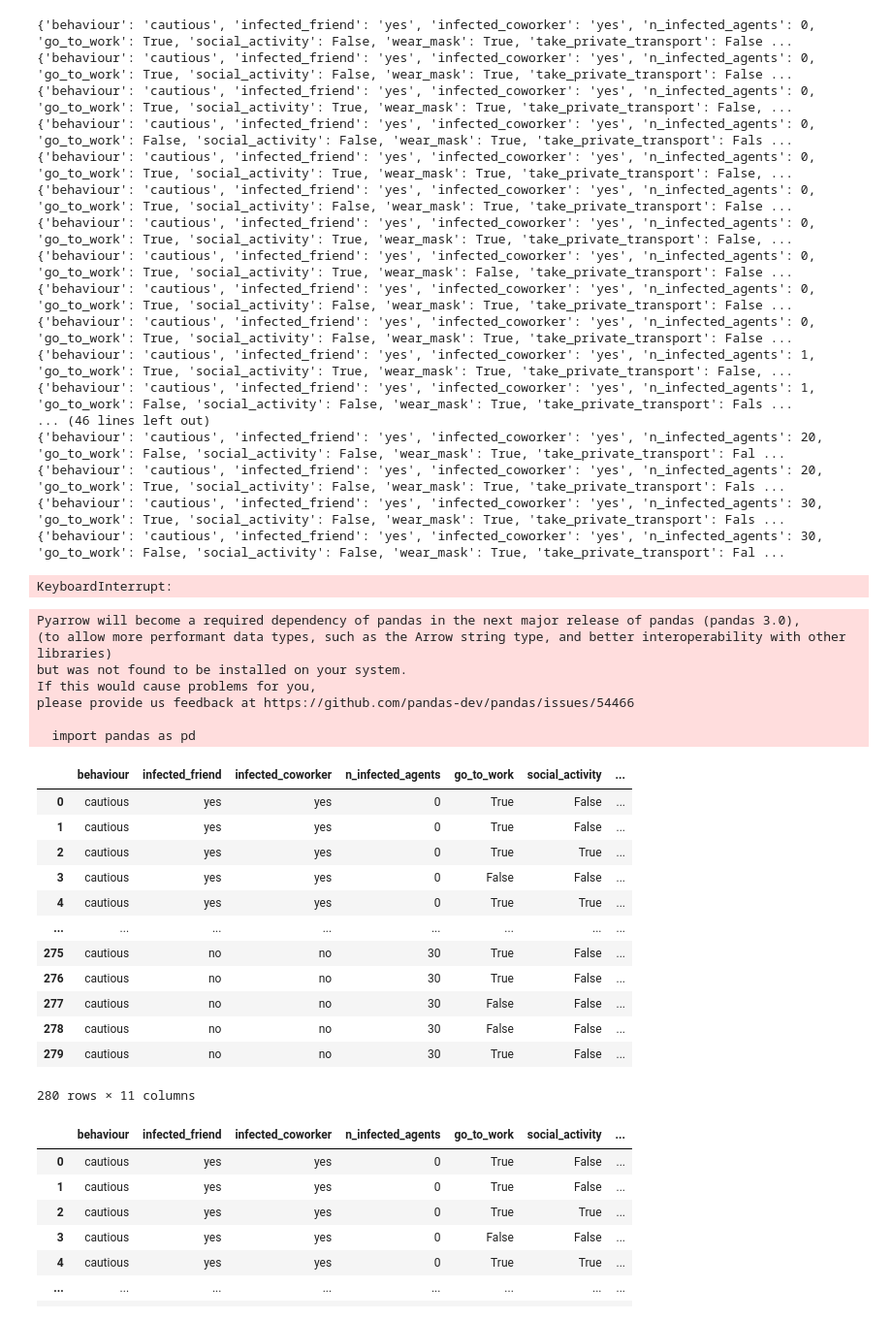
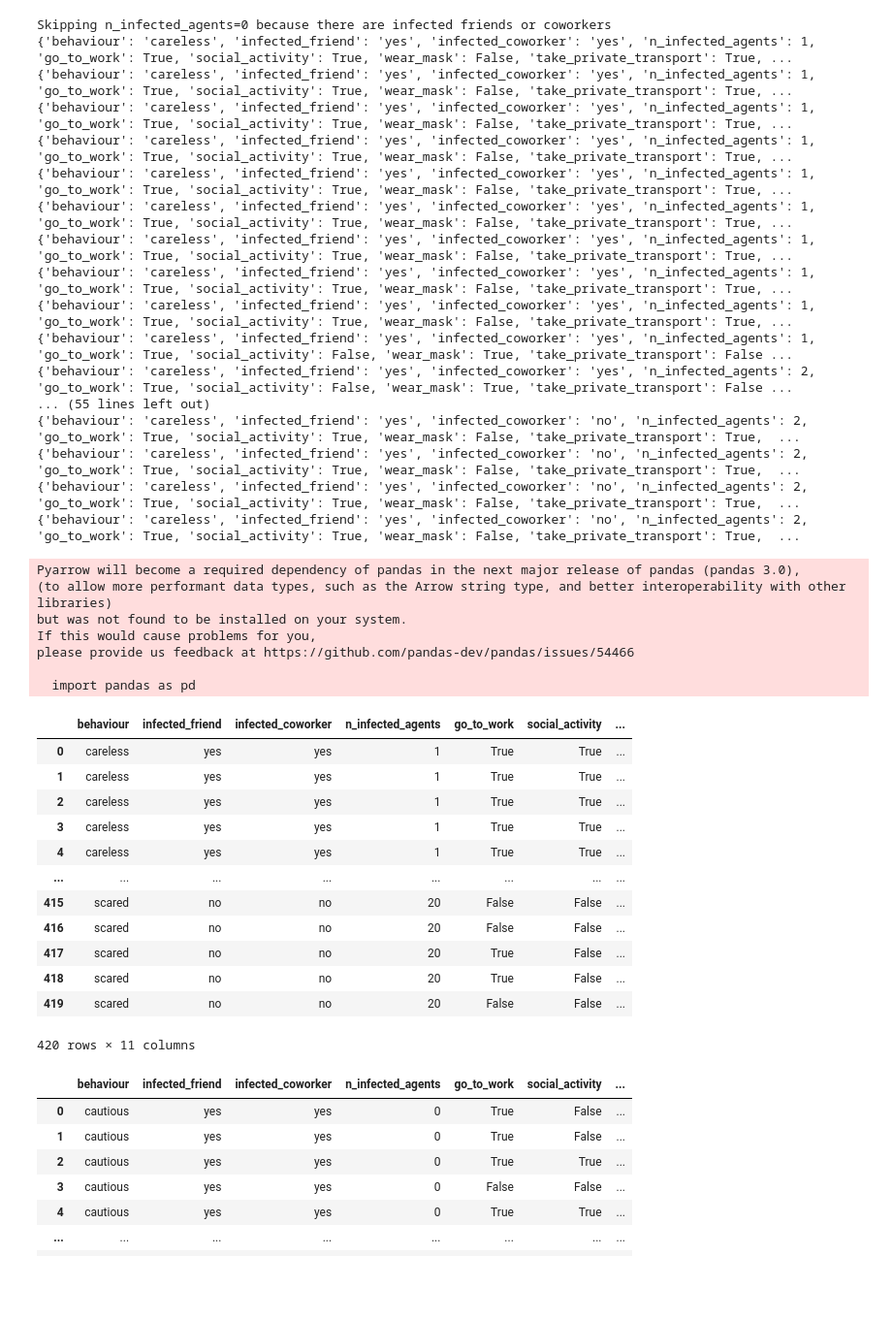
Before and after one commit to robertobernardelli/master-thesis, a Jupyter notebook: prompt_engineering/sensitivity_analysis.ipynb, the cells around one changed output. Shown at 97% size. Saved outputs shown, nothing was run; the diff lists cells and outputs as text; code cells hidden in the pictures; blank space fills up the shorter version.

```diff
--- a/prompt_engineering/sensitivity_analysis.ipynb
+++ b/prompt_engineering/sensitivity_analysis.ipynb
@@ -8,10 +8,9 @@ behaviour_dict = {
                 'cautious': f"Adam will assess the situation, and will make his decisions depending on the risk. If there aren't many cases, he will not be worried, and act normally (e.g. go to work, go to the supermarket, socialize with friends).",
                 'careless': f'Adam is not cautious. Adam is not afraid of the virus spreading in the city. Adam doesn’t care about spreading the virus to his contacts, and disregards the well-being of others.'
             }
-
 results = []
 
-for behaviour in ["cautious", "careless", "scared"]:
+for behaviour in ["careless", "scared"]:
     behaviour_str = behaviour_dict[behaviour]
     for infected_friend in ["yes", "no"]:
         if infected_friend == "yes":
@@ -25,13 +24,17 @@ for behaviour in ["cautious", "careless", "scared"]:
             else:
                 infected_coworker_str = ""
 
-            for n_infected_agents in [0,1,2,5,10,20,30]:
+            for n_infected_agents in [0,1,2,5,10,20]:
+                if n_infected_agents == 0 and (infected_friend == "yes" or infected_coworker == "yes"):
+                    print(f'Skipping n_infected_agents={n_infected_agents} because there are infected friends or coworkers')
+                    continue
+
                 for i in range(10):
 
                     prompt = f"""
                     CONTEXT:
-                    Adam is 47 years old. Adam lives in Tamamushi City.
-                    Adam is currently aware that virus X spreading across the country. From the newspaper, Adam learns that there are currently {n_infected_agents} confirmed infections cases (out of 100 population in Tamamushi).
+                    Adam is 25 years old. Adam lives in Tamamushi City.
+                    Adam is currently aware that virus X spreading across the country. An active case can be infectious without feeling any symptoms (asymptomatic) and unknowingly spread the disease. From the newspaper, Adam learns that there are currently {n_infected_agents} confirmed infections cases (out of 100 population in Tamamushi).
                     {infected_friend_str}
                     {infected_coworker_str}
 
@@ -174,53 +177,50 @@ for behaviour in ["cautious", "careless", "scared"]:
 
                     print(new_dict)
 # %% [output]
-{'behaviour': 'cautious', 'infected_friend': 'yes', 'infected_coworker': 'yes', 'n_infected_agents': 0, 'go_to_work': True, 'social_activity': False, 'wear_mask': True, 'take_private_transport': False ...
-{'behaviour': 'cautious', 'infected_friend': 'yes', 'infected_coworker': 'yes', 'n_infected_agents': 0, 'go_to_work': True, 'social_activity': False, 'wear_mask': True, 'take_private_transport': False ...
-{'behaviour': 'cautious', 'infected_friend': 'yes', 'infected_coworker': 'yes', 'n_infected_agents': 0, 'go_to_work': True, 'social_activity': True, 'wear_mask': True, 'take_private_transport': False, ...
-{'behaviour': 'cautious', 'infected_friend': 'yes', 'infected_coworker': 'yes', 'n_infected_agents': 0, 'go_to_work': False, 'social_activity': False, 'wear_mask': True, 'take_private_transport': Fals ...
-{'behaviour': 'cautious', 'infected_friend': 'yes', 'infected_coworker': 'yes', 'n_infected_agents': 0, 'go_to_work': True, 'social_activity': True, 'wear_mask': True, 'take_private_transport': False, ...
-{'behaviour': 'cautious', 'infected_friend': 'yes', 'infected_coworker': 'yes', 'n_infected_agents': 0, 'go_to_work': True, 'social_activity': False, 'wear_mask': True, 'take_private_transport': False ...
-{'behaviour': 'cautious', 'infected_friend': 'yes', 'infected_coworker': 'yes', 'n_infected_agents': 0, 'go_to_work': True, 'social_activity': True, 'wear_mask': True, 'take_private_transport': False, ...
-{'behaviour': 'cautious', 'infected_friend': 'yes', 'infected_coworker': 'yes', 'n_infected_agents': 0, 'go_to_work': True, 'social_activity': True, 'wear_mask': False, 'take_private_transport': False ...
-{'behaviour': 'cautious', 'infected_friend': 'yes', 'infected_coworker': 'yes', 'n_infected_agents': 0, 'go_to_work': True, 'social_activity': False, 'wear_mask': True, 'take_private_transport': False ...
-{'behaviour': 'cautious', 'infected_friend': 'yes', 'infected_coworker': 'yes', 'n_infected_agents': 0, 'go_to_work': True, 'social_activity': False, 'wear_mask': True, 'take_private_transport': False ...
-{'behaviour': 'cautious', 'infected_friend': 'yes', 'infected_coworker': 'yes', 'n_infected_agents': 1, 'go_to_work': True, 'social_activity': True, 'wear_mask': True, 'take_private_transport': False, ...
-{'behaviour': 'cautious', 'infected_friend': 'yes', 'infected_coworker': 'yes', 'n_infected_agents': 1, 'go_to_work': False, 'social_activity': False, 'wear_mask': True, 'take_private_transport': Fals ...
-... (46 lines left out)
-{'behaviour': 'cautious', 'infected_friend': 'yes', 'infected_coworker': 'yes', 'n_infected_agents': 20, 'go_to_work': False, 'social_activity': False, 'wear_mask': True, 'take_private_transport': Fal ...
-{'behaviour': 'cautious', 'infected_friend': 'yes', 'infected_coworker': 'yes', 'n_infected_agents': 20, 'go_to_work': True, 'social_activity': False, 'wear_mask': True, 'take_private_transport': Fals ...
-{'behaviour': 'cautious', 'infected_friend': 'yes', 'infected_coworker': 'yes', 'n_infected_agents': 30, 'go_to_work': True, 'social_activity': False, 'wear_mask': True, 'take_private_transport': Fals ...
-{'behaviour': 'cautious', 'infected_friend': 'yes', 'infected_coworker': 'yes', 'n_infected_agents': 30, 'go_to_work': False, 'social_activity': False, 'wear_mask': True, 'take_private_transport': Fal ...
+Skipping n_infected_agents=0 because there are infected friends or coworkers
+{'behaviour': 'careless', 'infected_friend': 'yes', 'infected_coworker': 'yes', 'n_infected_agents': 1, 'go_to_work': True, 'social_activity': True, 'wear_mask': False, 'take_private_transport': True, ...
+{'behaviour': 'careless', 'infected_friend': 'yes', 'infected_coworker': 'yes', 'n_infected_agents': 1, 'go_to_work': True, 'social_activity': True, 'wear_mask': False, 'take_private_transport': True, ...
+{'behaviour': 'careless', 'infected_friend': 'yes', 'infected_coworker': 'yes', 'n_infected_agents': 1, 'go_to_work': True, 'social_activity': True, 'wear_mask': False, 'take_private_transport': True, ...
+{'behaviour': 'careless', 'infected_friend': 'yes', 'infected_coworker': 'yes', 'n_infected_agents': 1, 'go_to_work': True, 'social_activity': True, 'wear_mask': False, 'take_private_transport': True, ...
+{'behaviour': 'careless', 'infected_friend': 'yes', 'infected_coworker': 'yes', 'n_infected_agents': 1, 'go_to_work': True, 'social_activity': True, 'wear_mask': False, 'take_private_transport': True, ...
+{'behaviour': 'careless', 'infected_friend': 'yes', 'infected_coworker': 'yes', 'n_infected_agents': 1, 'go_to_work': True, 'social_activity': True, 'wear_mask': False, 'take_private_transport': True, ...
+{'behaviour': 'careless', 'infected_friend': 'yes', 'infected_coworker': 'yes', 'n_infected_agents': 1, 'go_to_work': True, 'social_activity': True, 'wear_mask': False, 'take_private_transport': True, ...
+{'behaviour': 'careless', 'infected_friend': 'yes', 'infected_coworker': 'yes', 'n_infected_agents': 1, 'go_to_work': True, 'social_activity': True, 'wear_mask': False, 'take_private_transport': True, ...
+{'behaviour': 'careless', 'infected_friend': 'yes', 'infected_coworker': 'yes', 'n_infected_agents': 1, 'go_to_work': True, 'social_activity': True, 'wear_mask': False, 'take_private_transport': True, ...
+{'behaviour': 'careless', 'infected_friend': 'yes', 'infected_coworker': 'yes', 'n_infected_agents': 1, 'go_to_work': True, 'social_activity': False, 'wear_mask': True, 'take_private_transport': False ...
+{'behaviour': 'careless', 'infected_friend': 'yes', 'infected_coworker': 'yes', 'n_infected_agents': 2, 'go_to_work': True, 'social_activity': False, 'wear_mask': True, 'take_private_transport': False ...
+... (55 lines left out)
+{'behaviour': 'careless', 'infected_friend': 'yes', 'infected_coworker': 'no', 'n_infected_agents': 2, 'go_to_work': True, 'social_activity': True, 'wear_mask': False, 'take_private_transport': True,  ...
+{'behaviour': 'careless', 'infected_friend': 'yes', 'infected_coworker': 'no', 'n_infected_agents': 2, 'go_to_work': True, 'social_activity': True, 'wear_mask': False, 'take_private_transport': True,  ...
+{'behaviour': 'careless', 'infected_friend': 'yes', 'infected_coworker': 'no', 'n_infected_agents': 2, 'go_to_work': True, 'social_activity': True, 'wear_mask': False, 'take_private_transport': True,  ...
+{'behaviour': 'careless', 'infected_friend': 'yes', 'infected_coworker': 'no', 'n_infected_agents': 2, 'go_to_work': True, 'social_activity': True, 'wear_mask': False, 'take_private_transport': True,  ...
-KeyboardInterrupt:
 # %%
 import pandas as pd
 df = pd.DataFrame(results)
 
-df = df[df['behaviour'] == 'cautious']
-
-df.to_csv('results_sensitivity_analysis_cautious.csv', index=False)
+df.to_csv('results_sensitivity_analysis_v2.csv', index=False)
 df
 # %% [output]
 Pyarrow will become a required dependency of pandas in the next major release of pandas (pandas 3.0),
 (to allow more performant data types, such as the Arrow string type, and better interoperability with other libraries)
 but was not found to be installed on your system.
 If this would cause problems for you,
 please provide us feedback at https://github.com/pandas-dev/pandas/issues/54466
 
   import pandas as pd
 |  | behaviour | infected_friend | infected_coworker | n_infected_agents | go_to_work | social_activity | ... |
-| 0 | cautious | yes | yes | 0 | True | False | ... |
-| 1 | cautious | yes | yes | 0 | True | False | ... |
-| 2 | cautious | yes | yes | 0 | True | True | ... |
-| 3 | cautious | yes | yes | 0 | False | False | ... |
-| 4 | cautious | yes | yes | 0 | True | True | ... |
+| 0 | careless | yes | yes | 1 | True | True | ... |
+| 1 | careless | yes | yes | 1 | True | True | ... |
+| 2 | careless | yes | yes | 1 | True | True | ... |
+| 3 | careless | yes | yes | 1 | True | True | ... |
+| 4 | careless | yes | yes | 1 | True | True | ... |
 | ... | ... | ... | ... | ... | ... | ... | ... |
-| 275 | cautious | no | no | 30 | True | False | ... |
-| 276 | cautious | no | no | 30 | True | False | ... |
-| 277 | cautious | no | no | 30 | False | False | ... |
-| 278 | cautious | no | no | 30 | False | False | ... |
-| 279 | cautious | no | no | 30 | True | False | ... |
+| 415 | scared | no | no | 20 | False | False | ... |
+| 416 | scared | no | no | 20 | False | False | ... |
+| 417 | scared | no | no | 20 | True | False | ... |
+| 418 | scared | no | no | 20 | True | False | ... |
+| 419 | scared | no | no | 20 | False | False | ... |
-280 rows × 11 columns
+420 rows × 11 columns
 # %%
 df
 # %% [output]
```
Also changed, not shown: 5 other files.
